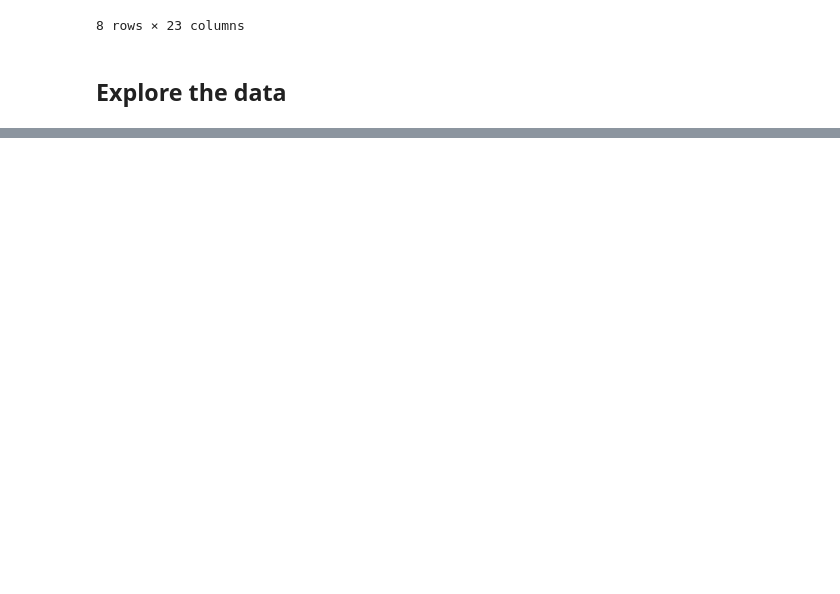
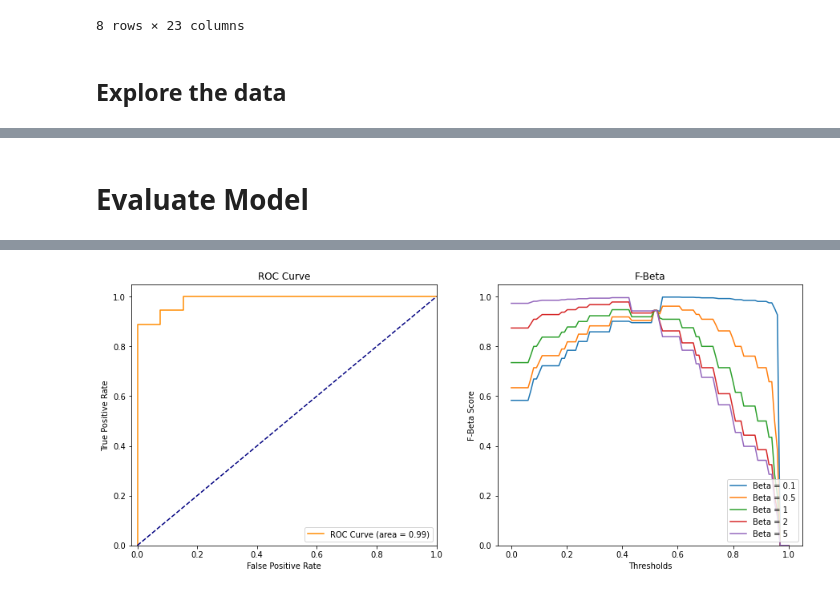
Before and after one commit to BKlasmer/heart_disease, a Jupyter notebook: notebooks/Heart Disease Report.ipynb, the cells around one changed output, grey strips where cells are left out. Drawn from its saved outputs; the diff is of its cells as text; code cells hidden in the pictures; blank space fills up the shorter version.

```diff
--- a/notebooks/Heart Disease Report.ipynb
+++ b/notebooks/Heart Disease Report.ipynb
@@ -37,0 +44,2 @@ sns.pairplot(data=dataset, hue="Heart Disease", vars=["Age", "Sex", "Resting Blo
+# %%
+train_features, train_labels, test_features, test_labels = Loader.split_dataset(test_size=0.2, balance=True)
@@ -37,0 +51,3 @@ sns.pairplot(data=dataset, hue="Heart Disease", vars=["Age", "Sex", "Resting Blo
+# %%
+rf = RandomForest()
+model, score = rf.train(train_features, train_labels, test_features, test_labels)
@@ -37,0 +59,4 @@ sns.pairplot(data=dataset, hue="Heart Disease", vars=["Age", "Sex", "Resting Blo
+# %%
+train, test = Loader.split_dataset(test_size=0.1, balance=False, split_labels=False)
+params = {'n_estimators': [100, 250], 'max_depth': [3, None], 'max_features': [7, "auto"]}
+param_scores = rf.perform_k_fold_cv(params, train, folds=10)
@@ -37,0 +81,9 @@ sns.pairplot(data=dataset, hue="Heart Disease", vars=["Age", "Sex", "Resting Blo
+# %% [markdown]
+# Evaluate Model
+# %%
+train_labels, train_features, feature_list = Loader.features_and_labels_to_numpy(train)
+test_labels, test_features, _ = Loader.features_and_labels_to_numpy(test)
+
+model, score = rf.train(train_features, train_labels, test_features, test_labels, n_estimators=250, max_depth=3, max_features='auto')
+auc_score = rf.evaluate_model(model, test_features, test_labels, betas=[0.1, 0.5, 1, 2, 5])
+# %% [output]
@@ -37,0 +91 @@ sns.pairplot(data=dataset, hue="Heart Disease", vars=["Age", "Sex", "Resting Blo
+[figure, added]
```
Also changed, not shown: parts of 12 cells of this notebook.
